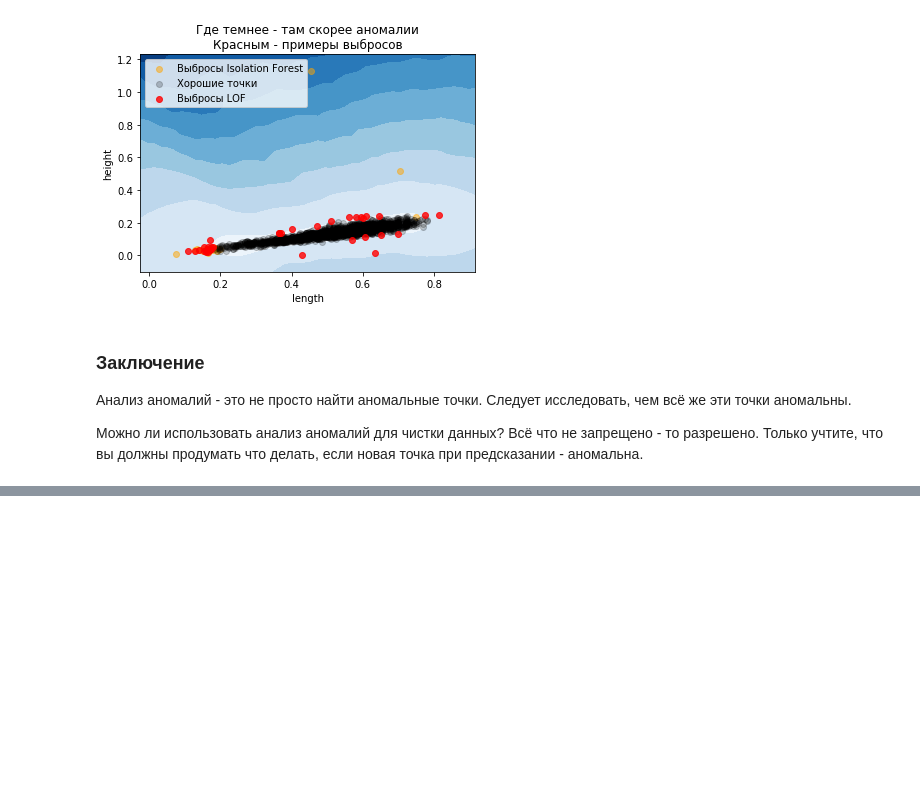
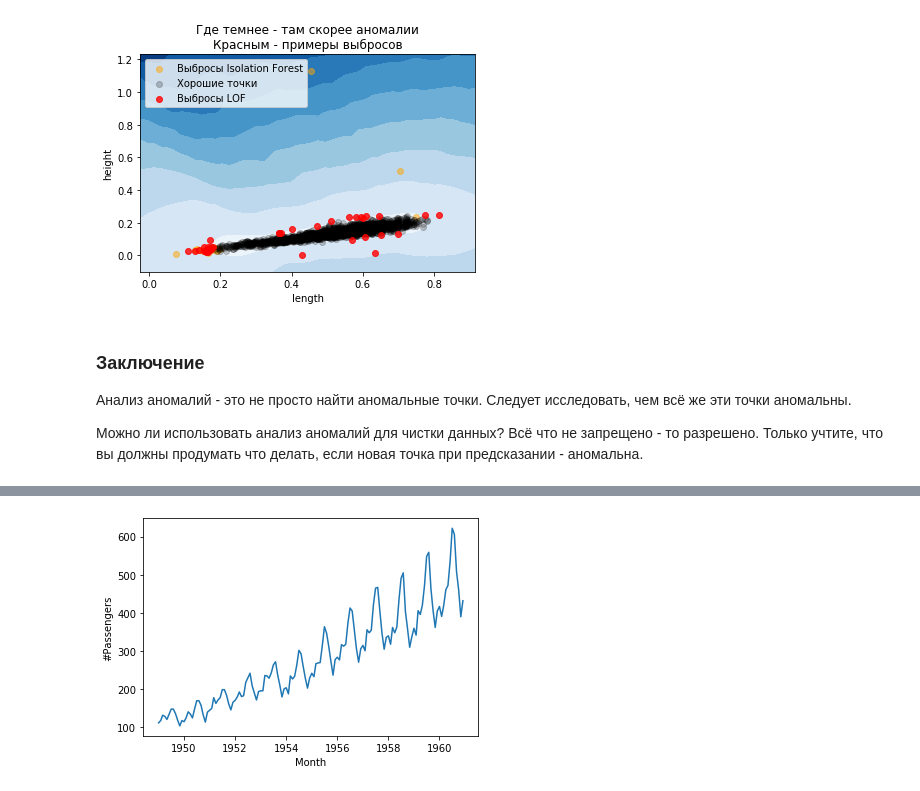
Before and after one commit to timeseries-ru/course, a Jupyter notebook: day_3.ipynb, the cells around one changed output, grey strips where cells are left out. Cells and saved outputs as stored; diff of their text form; code cells hidden in the pictures; blank space fills up the shorter version.

```diff
--- a/day_3.ipynb
+++ b/day_3.ipynb
@@ -615,0 +622,5 @@ plt.legend(loc='upper left');
+# %%
+airpassengers = pd.read_csv('data/airpassengers.csv', parse_dates=['Month'])
+sns.lineplot(x="Month", y="#Passengers", data=airpassengers);
+# %% [output]
+[figure, added]
```
Also changed, not shown: parts of 15 cells of this notebook.
